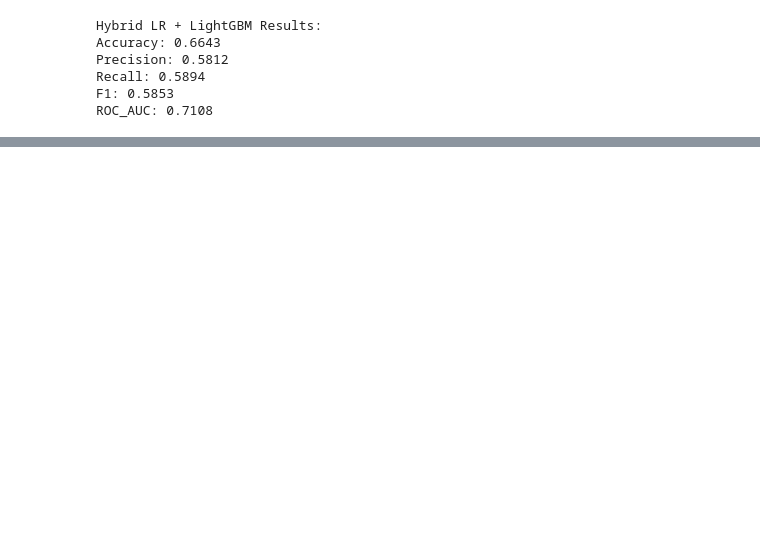
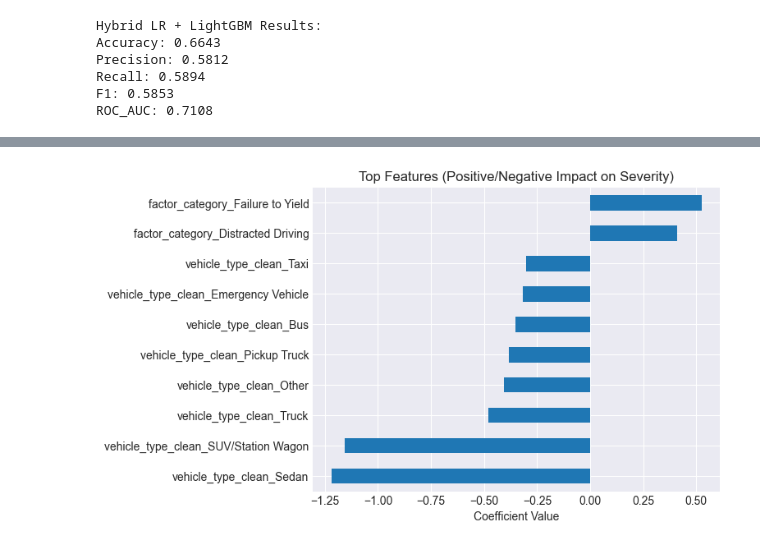
Before and after one commit to SU-IST707-SP26/group-project-crash-predictors, a Jupyter notebook: work/06_milestone_model_refinement_hybrid_modeling_and_alternatives_to_smote.ipynb, the cells around one changed output, grey strips where cells are left out. Drawn from its saved outputs; the diff is of its cells as text; code cells hidden in the pictures; blank space fills up the shorter version.

```diff
--- a/work/06_milestone_model_refinement_hybrid_modeling_and_alternatives_to_smote.ipynb
+++ b/work/06_milestone_model_refinement_hybrid_modeling_and_alternatives_to_smote.ipynb
@@ -613,0 +670,15 @@ ROC_AUC: 0.7108 ± 0.0013
+# %%
+lr_pipeline.fit(X_train, y_train)
+
+coefs = lr_pipeline.named_steps['logisticregression'].coef_[0]
+coef_series = pd.Series(coefs, index=X_train.columns)
+
+top_lr = coef_series.abs().sort_values(ascending=False).head(10).index
+
+plt.figure()
+coef_series[top_lr].sort_values().plot(kind='barh')
+plt.title("Top Features (Positive/Negative Impact on Severity)")
+plt.xlabel("Coefficient Value")
+plt.show()
+# %% [output]
+[figure, added]
```
Also changed, not shown: parts of 8 cells of this notebook.
